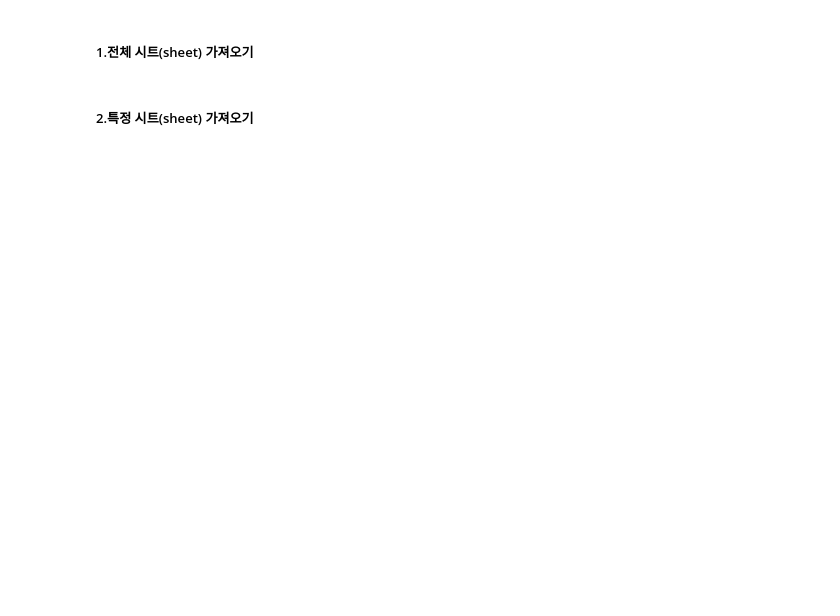
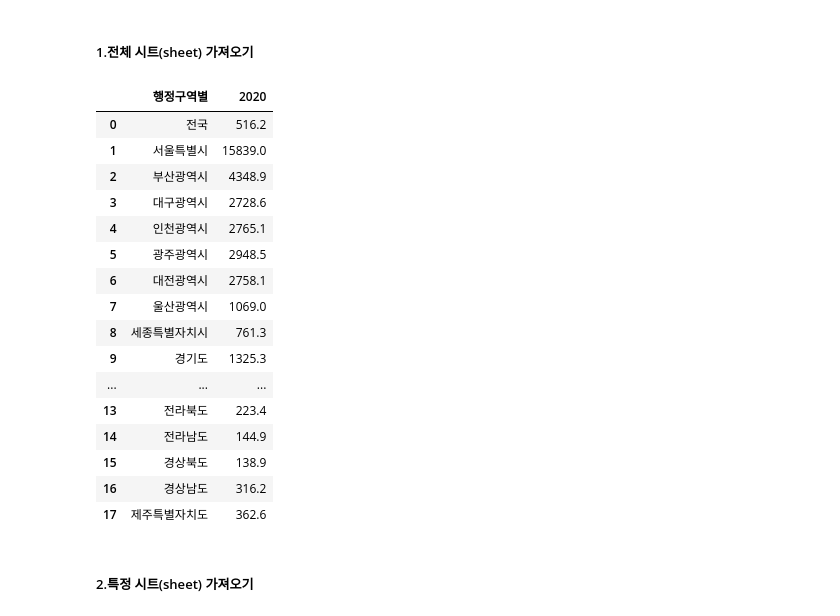
Before and after one commit to HYLee810/projectmanager, a Jupyter notebook: 2_데이터분석_02_라이브러리_실습.ipynb, the cells around one changed output. Cells and saved outputs as stored; diff of their text form; code cells hidden in the pictures; blank space fills up the shorter version.

```diff
--- a/2_데이터분석_02_라이브러리_실습.ipynb
+++ b/2_데이터분석_02_라이브러리_실습.ipynb
@@ -292,11 +244,30 @@ df.head(3)
 # %%
 import pandas as pd
 
+파일이름 = './sample_data/인구밀도_인구주택총조사기준.xlsx'
 # 전체 시트 가져오기
 df = pd.read_excel(파일이름, sheet_name=None)  # 전체시트
 
 df         # 시트가 여러개 일 경우 딕셔너리 형태로 나타난다.
-# df['전체'] # 특정 시트를 지정할 경우 DataFrame 구조로 나타낸다.
+df['2020'] # 특정 시트를 지정할 경우 DataFrame 구조로 나타낸다.
+# %% [output]
+|  | 행정구역별 | 2020 |
+| 0 | 전국 | 516.2 |
+| 1 | 서울특별시 | 15839.0 |
+| 2 | 부산광역시 | 4348.9 |
+| 3 | 대구광역시 | 2728.6 |
+| 4 | 인천광역시 | 2765.1 |
+| 5 | 광주광역시 | 2948.5 |
+| 6 | 대전광역시 | 2758.1 |
+| 7 | 울산광역시 | 1069.0 |
+| 8 | 세종특별자치시 | 761.3 |
+| 9 | 경기도 | 1325.3 |
+| ... | ... | ... |
+| 13 | 전라북도 | 223.4 |
+| 14 | 전라남도 | 144.9 |
+| 15 | 경상북도 | 138.9 |
+| 16 | 경상남도 | 316.2 |
+| 17 | 제주특별자치도 | 362.6 |
 # %% [markdown]
 ##### 2.특정 시트(sheet) 가져오기
 # %%
```
Also changed, not shown: parts of 86 cells of this notebook.
